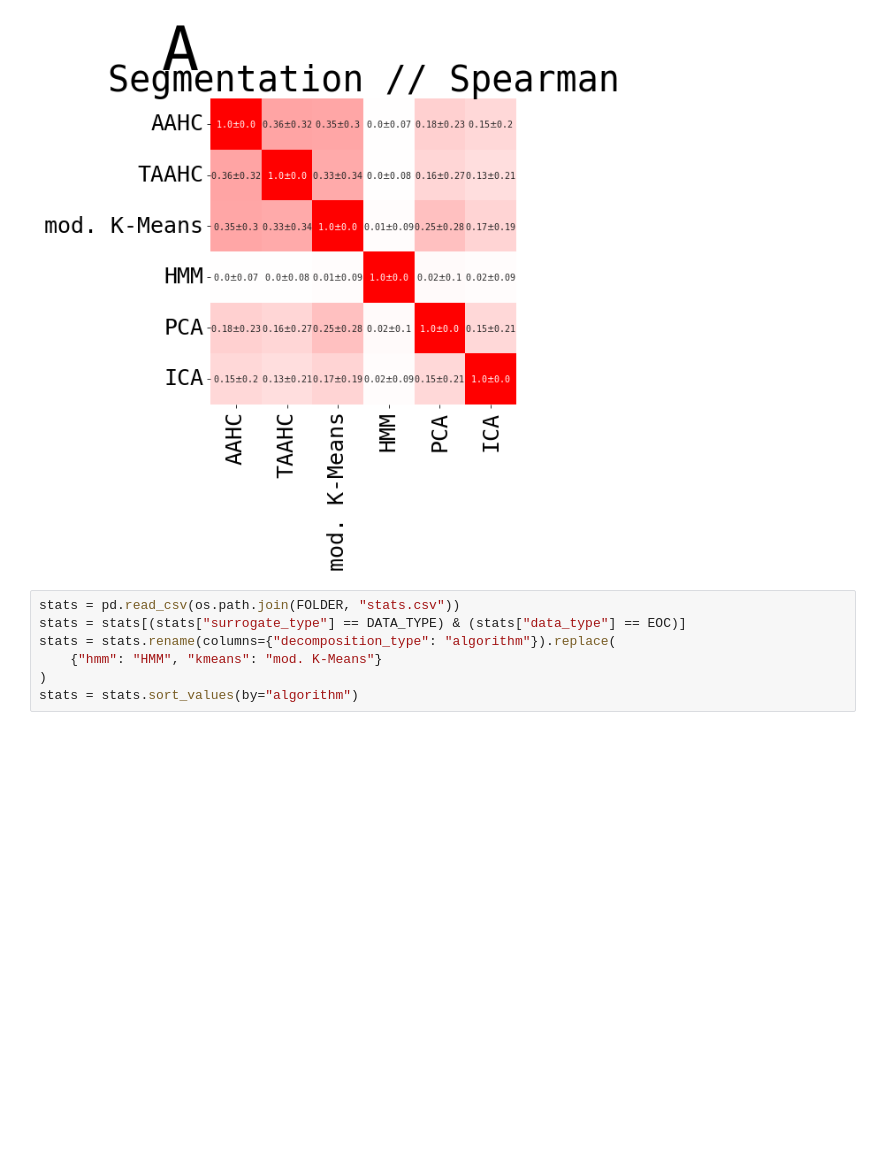
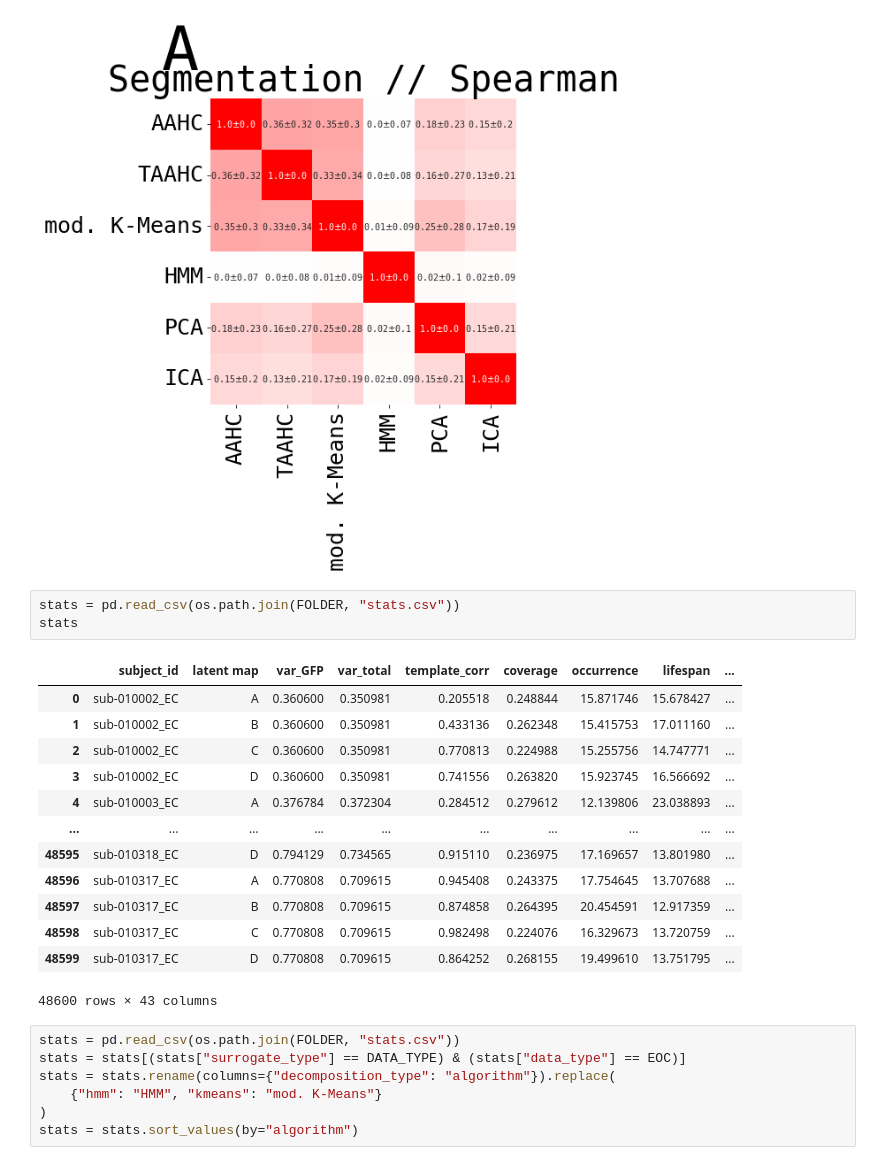
Before and after one commit to jajcayn/eeg_latent_space, a Jupyter notebook: notebooks/paper1_figs/data_viz_stats.ipynb, the cells around one changed output. Saved outputs shown, nothing was run; the diff lists cells and outputs as text; blank space fills up the shorter version.

```diff
--- a/notebooks/paper1_figs/data_viz_stats.ipynb
+++ b/notebooks/paper1_figs/data_viz_stats.ipynb
@@ -88,6 +100,23 @@ g1.text(
 g1.savefig(quick=True)
 # %% [output]
 [figure]
+# %%
+stats = pd.read_csv(os.path.join(FOLDER, "stats.csv"))
+stats
+# %% [output]
+|  | subject_id | latent map | var_GFP | var_total | template_corr | coverage | occurrence | lifespan | ... |
+| 0 | sub-010002_EC | A | 0.360600 | 0.350981 | 0.205518 | 0.248844 | 15.871746 | 15.678427 | ... |
+| 1 | sub-010002_EC | B | 0.360600 | 0.350981 | 0.433136 | 0.262348 | 15.415753 | 17.011160 | ... |
+| 2 | sub-010002_EC | C | 0.360600 | 0.350981 | 0.770813 | 0.224988 | 15.255756 | 14.747771 | ... |
+| 3 | sub-010002_EC | D | 0.360600 | 0.350981 | 0.741556 | 0.263820 | 15.923745 | 16.566692 | ... |
+| 4 | sub-010003_EC | A | 0.376784 | 0.372304 | 0.284512 | 0.279612 | 12.139806 | 23.038893 | ... |
+| ... | ... | ... | ... | ... | ... | ... | ... | ... | ... |
+| 48595 | sub-010318_EC | D | 0.794129 | 0.734565 | 0.915110 | 0.236975 | 17.169657 | 13.801980 | ... |
+| 48596 | sub-010317_EC | A | 0.770808 | 0.709615 | 0.945408 | 0.243375 | 17.754645 | 13.707688 | ... |
+| 48597 | sub-010317_EC | B | 0.770808 | 0.709615 | 0.874858 | 0.264395 | 20.454591 | 12.917359 | ... |
+| 48598 | sub-010317_EC | C | 0.770808 | 0.709615 | 0.982498 | 0.224076 | 16.329673 | 13.720759 | ... |
+| 48599 | sub-010317_EC | D | 0.770808 | 0.709615 | 0.864252 | 0.268155 | 19.499610 | 13.751795 | ... |
+48600 rows × 43 columns
 # %%
 stats = pd.read_csv(os.path.join(FOLDER, "stats.csv"))
 stats = stats[(stats["surrogate_type"] == DATA_TYPE) & (stats["data_type"] == EOC)]
```
Also changed, not shown: parts of 1 cell of this notebook, 9 other files.
